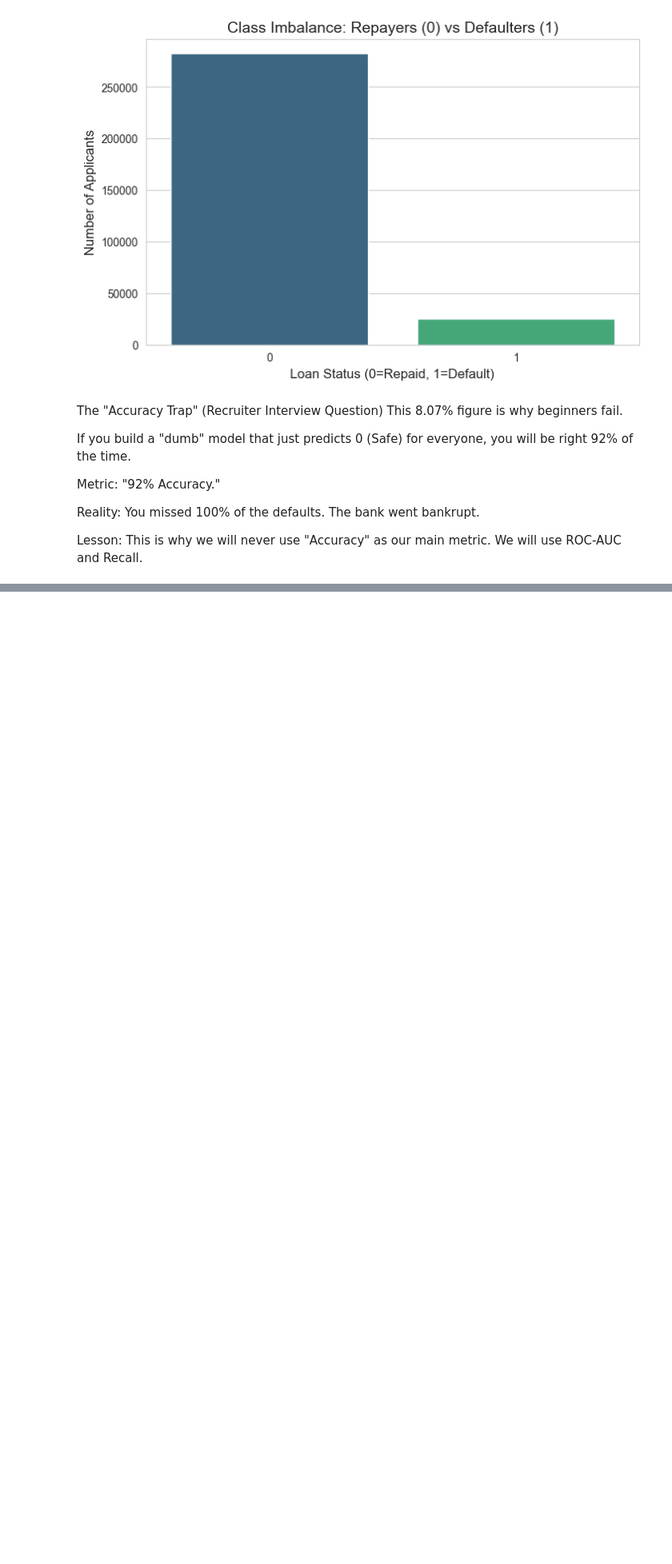
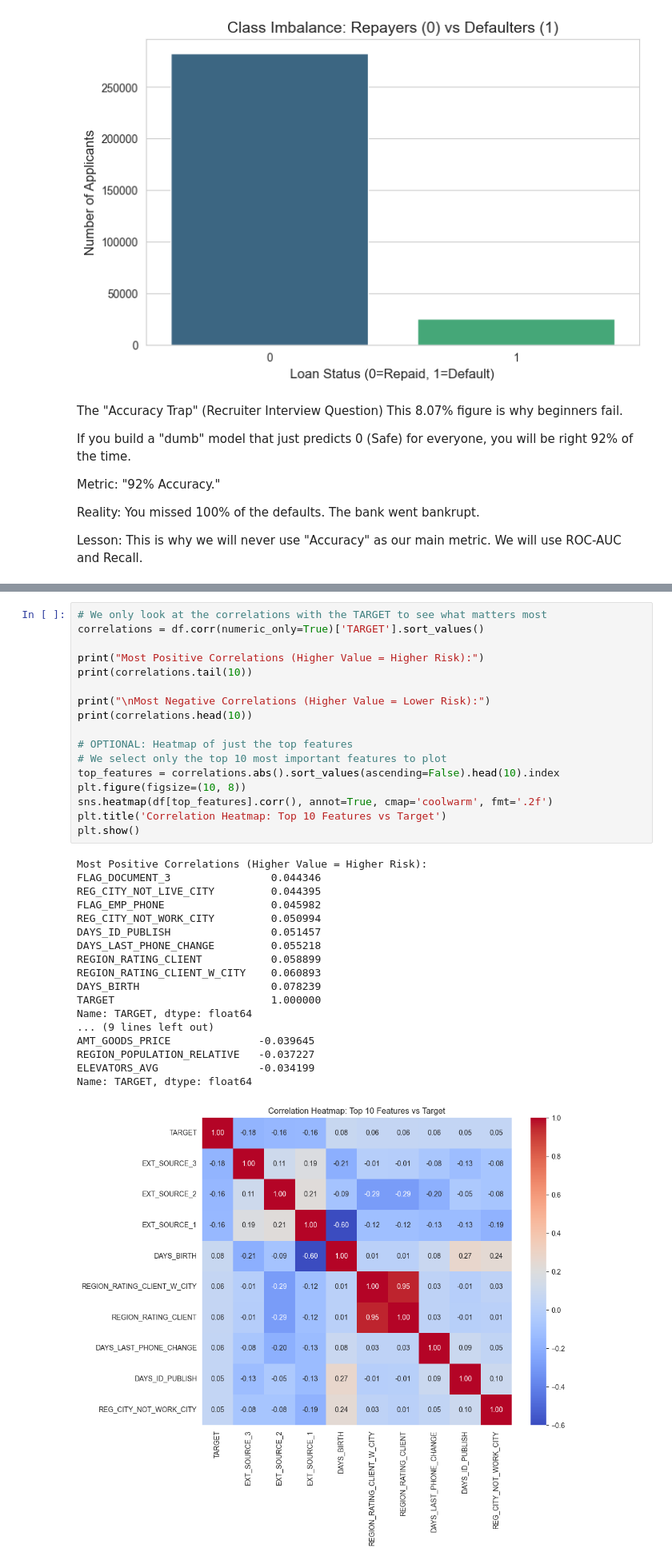
Before and after one commit to ronak-sumrani/Credit_Risk_Project, a Jupyter notebook: notebooks/01_eda.ipynb, the cells around one changed output, grey strips where cells are left out. Shown at 80% size. Saved outputs shown, nothing was run; the diff lists cells and outputs as text; blank space fills up the shorter version.

Commit message:
Finished EDA: Analyzed correlations

```diff
--- a/notebooks/01_eda.ipynb
+++ b/notebooks/01_eda.ipynb
@@ -73,0 +74,36 @@ Lesson: This is why we will never use "Accuracy" as our main metric. We will use
+# %%
+# We only look at the correlations with the TARGET to see what matters most
+correlations = df.corr(numeric_only=True)['TARGET'].sort_values()
+
+print("Most Positive Correlations (Higher Value = Higher Risk):")
+print(correlations.tail(10))
+
+print("\nMost Negative Correlations (Higher Value = Lower Risk):")
+print(correlations.head(10))
+
+# OPTIONAL: Heatmap of just the top features
+# We select only the top 10 most important features to plot
+top_features = correlations.abs().sort_values(ascending=False).head(10).index
+plt.figure(figsize=(10, 8))
+sns.heatmap(df[top_features].corr(), annot=True, cmap='coolwarm', fmt='.2f')
+plt.title('Correlation Heatmap: Top 10 Features vs Target')
+plt.show()
+# %% [output]
+Most Positive Correlations (Higher Value = Higher Risk):
+FLAG_DOCUMENT_3                0.044346
+REG_CITY_NOT_LIVE_CITY         0.044395
+FLAG_EMP_PHONE                 0.045982
+REG_CITY_NOT_WORK_CITY         0.050994
+DAYS_ID_PUBLISH                0.051457
+DAYS_LAST_PHONE_CHANGE         0.055218
+REGION_RATING_CLIENT           0.058899
+REGION_RATING_CLIENT_W_CITY    0.060893
+DAYS_BIRTH                     0.078239
+TARGET                         1.000000
+Name: TARGET, dtype: float64
+... (9 lines left out)
+AMT_GOODS_PRICE              -0.039645
+REGION_POPULATION_RELATIVE   -0.037227
+ELEVATORS_AVG                -0.034199
+Name: TARGET, dtype: float64
+[figure, added]
```
Also changed, not shown: parts of 2 cells of this notebook.
